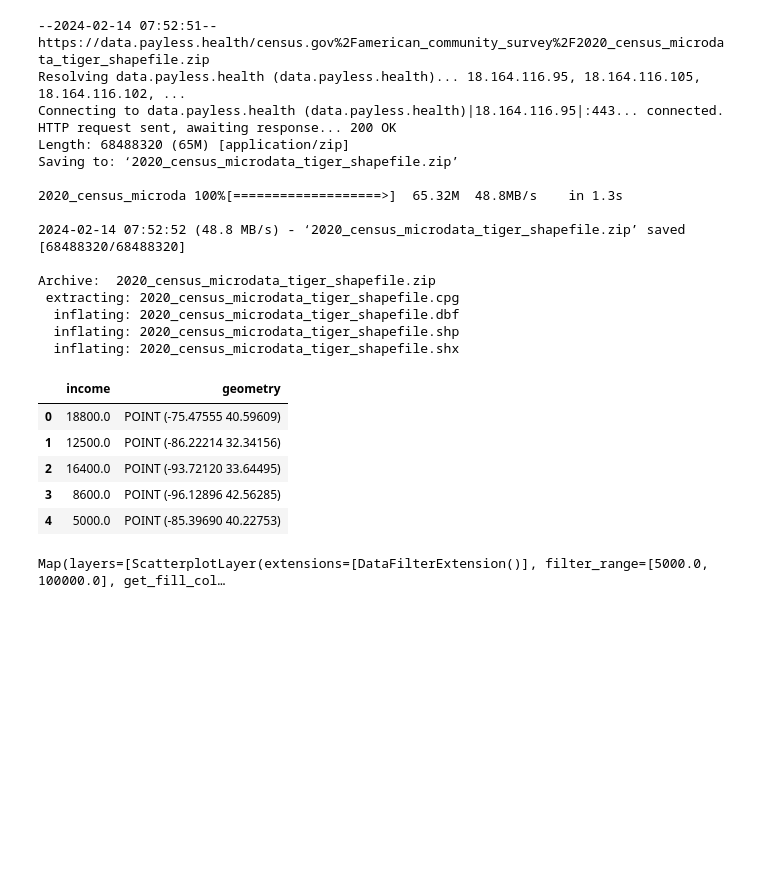
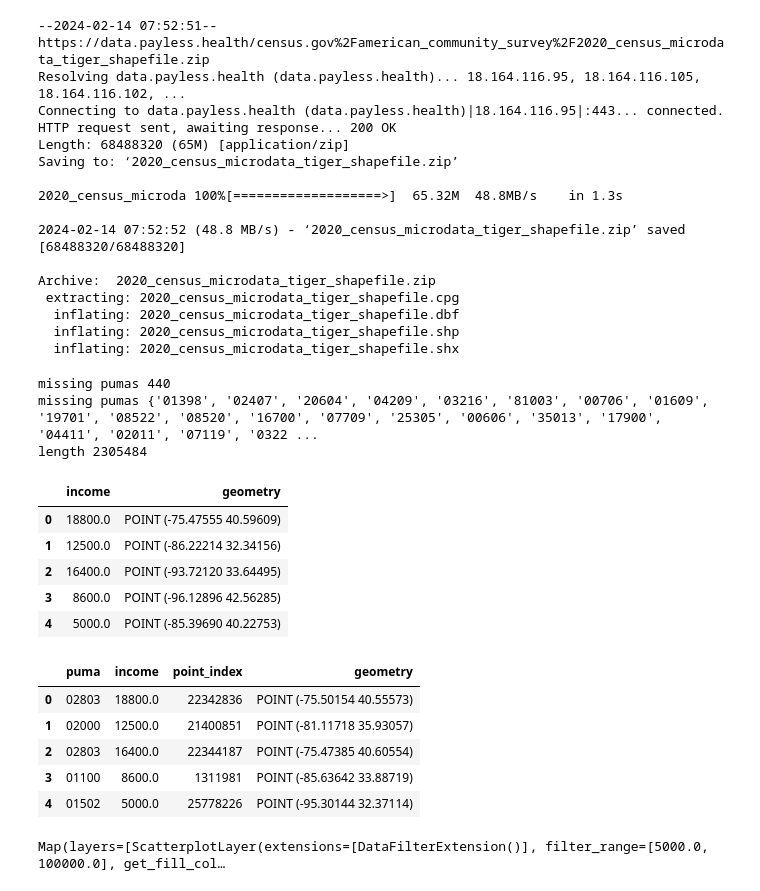
Before and after one commit to developmentseed/lonboard, a Jupyter notebook: examples/american-community-survey.ipynb, the cells around one changed output. Drawn from its saved outputs; the diff is of its cells as text; code cells hidden in the pictures; blank space fills up the shorter version.

Commit message:
wip: add sampling random anonymized locations for every person in every public use microdata area

```diff
--- a/examples/american-community-survey.ipynb
+++ b/examples/american-community-survey.ipynb
@@ -64,6 +66,13 @@ puma_shapes = gpd.read_file(shapefile_path)
 puma_shapes = puma_shapes.rename(columns={'PUMACE10': "puma"})
 puma_shapes['centroid'] = shapely.centroid(puma_shapes['geometry'])
 
+len(puma_shapes['puma'].unique()), len(df['puma'].unique())
+missing_pumas = set(df['puma'].unique()) - set(puma_shapes['puma'].unique())
+print('missing pumas', len(missing_pumas))
+print('missing pumas', missing_pumas)
+
+# drop missing pumas
+df = df[~df['puma'].isin(missing_pumas)]
 merged_df = df.merge(puma_shapes[["puma", "centroid"]], on="puma",
                       how='left')
 # filter for nan values
@@ -71,8 +80,12 @@ idx = ~merged_df['centroid'].isna() & ~merged_df['income'].isna()
 df['income'] = df["income"].astype(float)
 gdf = gpd.GeoDataFrame(df["income"][idx], geometry=merged_df["centroid"][idx])
 
+print('length', len(gdf))
 gdf.head()
 # %% [output]
+missing pumas 440
+missing pumas {'01398', '02407', '20604', '04209', '03216', '81003', '00706', '01609', '19701', '08522', '08520', '16700', '07709', '25305', '00606', '35013', '17900', '04411', '02011', '07119', '0322 ...
+length 2305484
 |  | income | geometry |
 | 0 | 18800.0 | POINT (-75.47555 40.59609) |
 | 1 | 12500.0 | POINT (-86.22214 32.34156) |
@@ -82,3 +114,54 @@ gdf.head()
+# %%
+import numpy as np
+import pandas as pd
+import geopandas as gpd
+
+# Exploded sampled points as individual geometries
+points_for_people = sampled_points.explode().reset_index(drop=True)
+
+# Assuming 'df' has a 'puma' column with PUMA codes as strings
+# and you've already prepared points_for_people as a GeoSeries of points from the exploded sampled_points
+
+# Group the exploded points by PUMA and accumulate indices
+# First, ensure there's a way to map each point to its PUMA. This might require an additional step
+# if points_for_people doesn't inherently know its PUMA. Assuming we have a mapping:
+puma_to_point_index = {puma: [] for puma in df['puma'].unique()}
+
+# If you had a direct way to map each exploded point to its PUMA, you'd fill puma_to_point_index here
+# For demonstration, let's assume each point in points_for_people is already associated with a PUMA:
+for i, puma in enumerate(puma_indices):  # This assumes puma_indices is aligned with points_for_people
+    puma_to_point_index[puma].append(i)
+
+# Now you have a mapping of PUMA to list of indices of points
+# Shuffle the indices for each PUMA to ensure random assignment
+for puma in puma_to_point_index:
+    np.random.shuffle(puma_to_point_index[puma])
+
+# Assign points to individuals in 'df' based on their PUMA
+def assign_point(puma):
+    if puma_to_point_index[puma]:
+        return puma_to_point_index[puma].pop()  # This pops an index, ensuring it's used only once
+    else:
+        return None  # Or handle the case where no points are left for the PUMA
+
+# Use apply to assign a point index to each row in df based on its PUMA
+df['point_index'] = df['puma'].apply(assign_point)
+
+# Map the point geometries to df using the assigned indices
+df['geometry'] = df['point_index'].apply(lambda x: points_for_people.iloc[x] if pd.notnull(x) else None)
+
+# Convert df to a GeoDataFrame
+gdf = gpd.GeoDataFrame(df, geometry='geometry')
+gdf.crs = sampled_points.crs  # Assuming CRS needs setting
+# %%
+gdf.head()
+# %% [output]
+|  | puma | income | point_index | geometry |
+| 0 | 02803 | 18800.0 | 22342836 | POINT (-75.50154 40.55573) |
+| 1 | 02000 | 12500.0 | 21400851 | POINT (-81.11718 35.93057) |
+| 2 | 02803 | 16400.0 | 22344187 | POINT (-75.47385 40.60554) |
+| 3 | 01100 | 8600.0 | 1311981 | POINT (-85.63642 33.88719) |
+| 4 | 01502 | 5000.0 | 25778226 | POINT (-95.30144 32.37114) |
 # %%
 filter_extension = DataFilterExtension(filter_size=1)
 # %%
```
Also changed, not shown: parts of 2 cells of this notebook.
